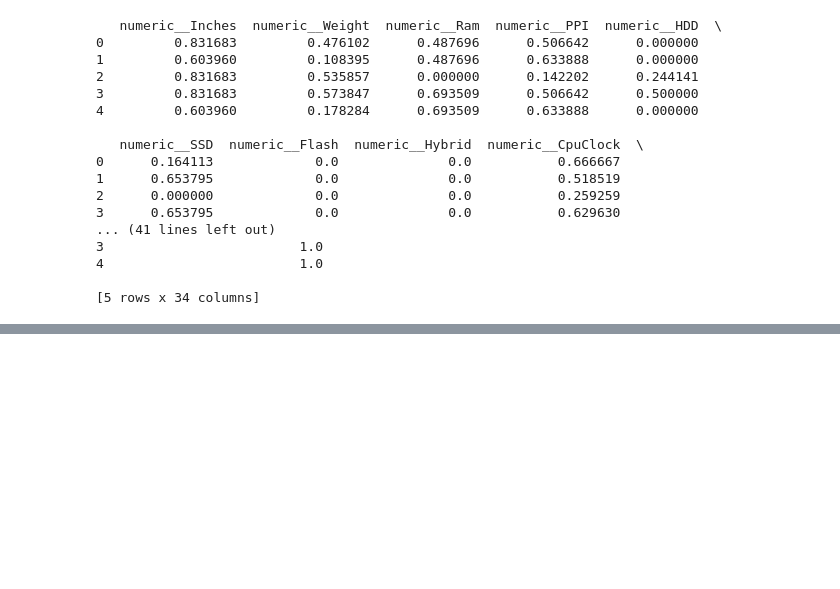
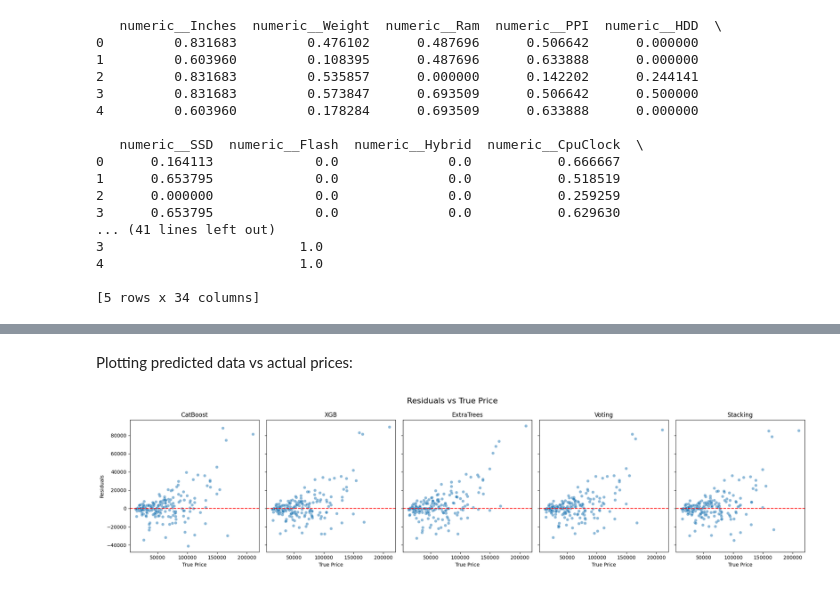
Before and after one commit to laurefindele-o-catto/ML-Projects, a Jupyter notebook: Laptop Price Prediction/prediction model.ipynb, the cells around one changed output, grey strips where cells are left out. Drawn from its saved outputs; the diff is of its cells as text; code cells hidden in the pictures; blank space fills up the shorter version.

```diff
--- a/Laptop Price Prediction/prediction model.ipynb
+++ b/Laptop Price Prediction/prediction model.ipynb
@@ -1114,0 +1597,12 @@ First 10 feature names: ['numeric__Inches' 'numeric__Weight' 'numeric__Ram' 'num
+# %%
+from sklearn.ensemble import StackingRegressor
+from sklearn.linear_model import RidgeCV
+
+stacking_reg = StackingRegressor(
+    estimators = selected_models,
+    final_estimator = RidgeCV(alphas=np.logspace(-3, 3, 13)),
+    cv = 5,
+    passthrough = False
+)
+
+stacking_reg.fit(X_train_pre, y_train_pre.to_numpy().ravel())
@@ -1114,0 +1682,28 @@ First 10 feature names: ['numeric__Inches' 'numeric__Weight' 'numeric__Ram' 'num
+# %% [markdown]
+Plotting predicted data vs actual prices:
+# %%
+def plot_residuals(models_dict, X, y):
+    fig, axes = plt.subplots(1, len(models_dict), figsize=(20,5), sharey=True)
+    y_true = y.to_numpy().ravel() if hasattr(y, "to_numpy") else np.array(y).ravel()
+
+    for ax, (name, model) in zip(axes, models_dict.items()):
+        y_pred_scaled = model.predict(X).reshape(-1,1)
+        try:
+            y_pred = full_pipeline1.y_pipeline.inverse_transform(y_pred_scaled).ravel()
+        except AttributeError:
+            y_pred = y_pred_scaled.ravel()
+
+        residuals = y_true - y_pred
+        sns.scatterplot(x=y_true, y=residuals, alpha=0.5, ax=ax)
+        ax.axhline(0, color="red", linestyle="--")
+        ax.set_title(f"{name}")
+        ax.set_xlabel("True Price")
+        ax.set_ylabel("Residuals")
+
+    plt.suptitle("Residuals vs True Price", fontsize=16)
+    plt.tight_layout()
+    plt.show()
+
+plot_residuals(models_to_compare, X_test_pre, y_test)
+# %% [output]
+[figure, added]
```
Also changed, not shown: parts of 61 cells of this notebook, 4 other files.
